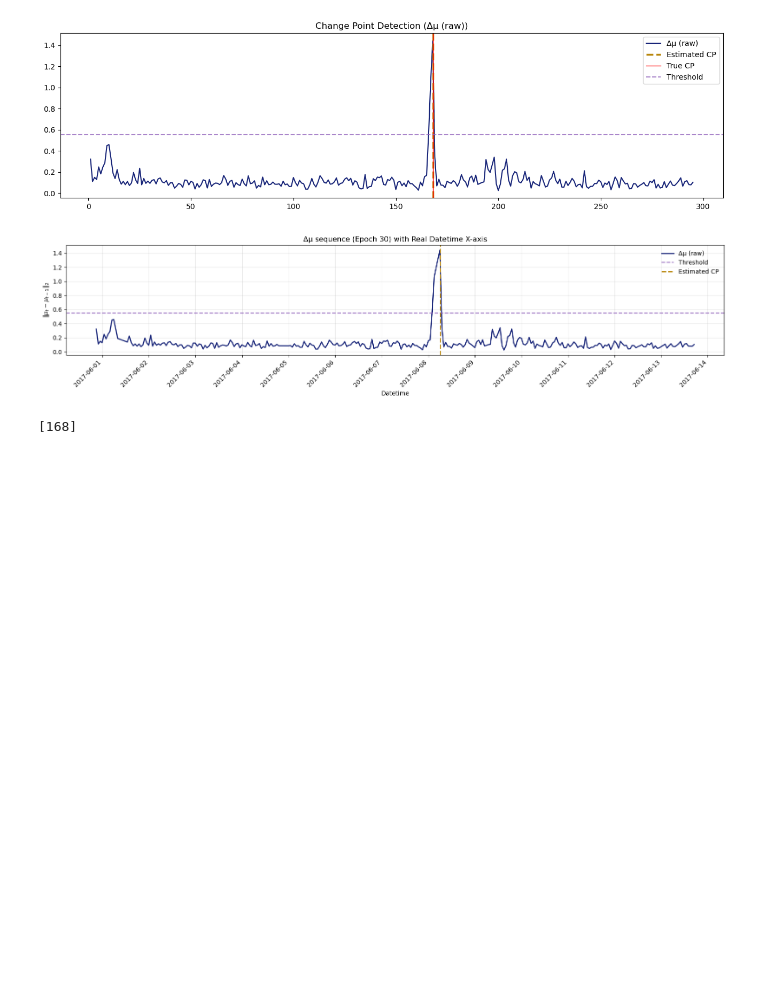
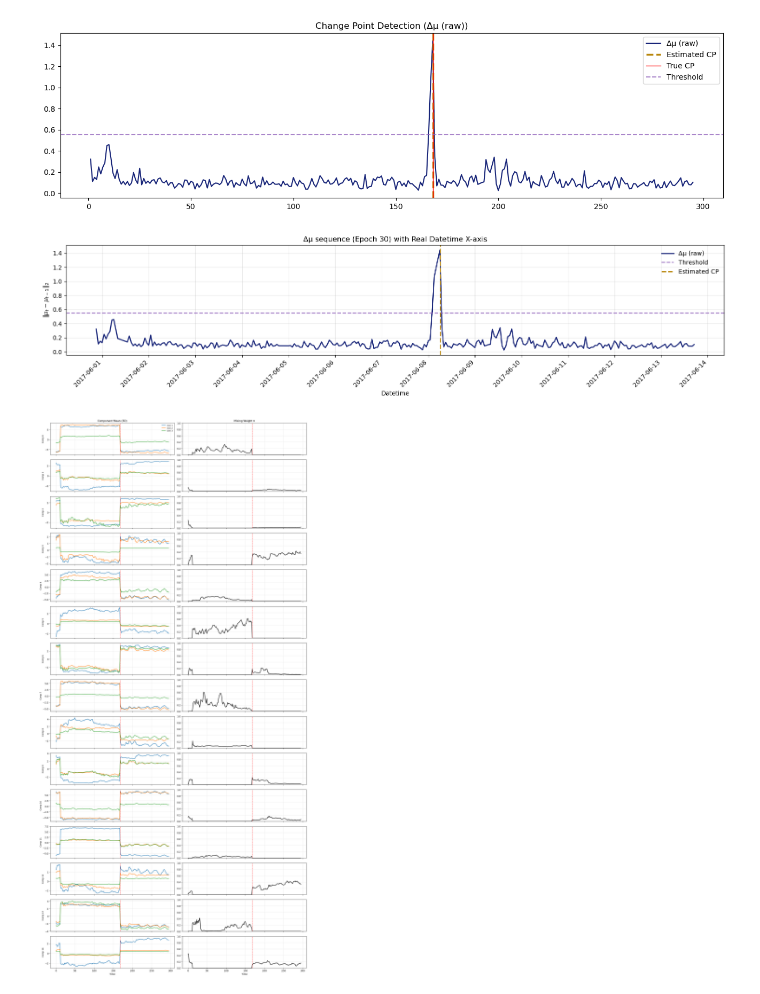
Before and after one commit to allenkei/CPD_FlowCytometry, a Jupyter notebook: sims_py/Applications.ipynb, the cells around one changed output. Saved outputs shown, nothing was run; the diff lists cells and outputs as text; code cells hidden in the pictures; blank space fills up the shorter version.

Commit message:
update simulation and application, finalizing the code and add figures

```diff
--- a/sims_py/Applications.ipynb
+++ b/sims_py/Applications.ipynb
@@ -147,7 +147,7 @@ best_penalty = results_half[best_idx, 1]
 print(f"\n[INFO] Best penalty selected = {best_penalty}\n")
 
 
-result, kurt_list, delta_mu_all = learn_one_seq_penalty(
+result, kurt_list, delta_mu_all, best_mu, best_model_state = learn_one_seq_penalty(
     args=args,
     x_input_train=x_input,
     y_input_train=y_input,
@@ -350,6 +350,79 @@ Loaded 296 timestamps.
 [figure]
 [figure]
 # %%
-est_CP
+from cpd_model import CPD, parse_args, learn_one_seq_penalty
+
+model = CPD(args, half=False).to(device)
+model.load_state_dict(best_model_state)
+T = args.num_time
+N = args.num_samples
+p = args.x_dim
+
+x_t = x_input.view(T, N, p)[:, 0, :]
+with torch.no_grad():
+    pi_t, mean_t, _ = model(x_t, best_mu)
+
+# shapes:
+# mean_t : (T, K, 3)
+# pi_t   : (T, K)
+
+mean_t = mean_t.cpu().numpy()
+pi_t   = pi_t.cpu().numpy()
+import matplotlib.pyplot as plt
+import numpy as np
+
+K = args.K_dim
+T = mean_t.shape[0]
+time = np.arange(T)
+
+fig, axes = plt.subplots(
+    nrows=K,
+    ncols=2,
+    figsize=(16, 2.2 * K),
+    sharex=True
+)
+
+if K == 1:
+    axes = axes.reshape(1, 2)
+
+true_cps = getattr(args, "true_CP_full", [])
+
+for k in range(K):
+
+    # ===== LEFT: 3D mean trajectories =====
+    ax_mean = axes[k, 0]
+    ax_mean.plot(time, mean_t[:, k, 0], label="Dim 1", lw=1.6)
+    ax_mean.plot(time, mean_t[:, k, 1], label="Dim 2", lw=1.6)
+    ax_mean.plot(time, mean_t[:, k, 2], label="Dim 3", lw=1.6)
+
+    for cp in true_cps:
+        ax_mean.axvline(cp, color="red", linestyle="--", lw=1.2, alpha=0.8)
+
+    ax_mean.set_ylabel(f"Comp {k}", fontsize=9)
+    if k == 0:
+        ax_mean.set_title("Component Mean (3D)", fontsize=11)
+        ax_mean.legend(frameon=False, fontsize=8, loc="upper right")
+
+    ax_mean.grid(alpha=0.3)
+
+    # ===== RIGHT: pi trajectory =====
+    ax_pi = axes[k, 1]
+    ax_pi.plot(time, pi_t[:, k], color="black", lw=1.8)
+
+    for cp in true_cps:
+        ax_pi.axvline(cp, color="red", linestyle="--", lw=1.2, alpha=0.8)
+
+    if k == 0:
+        ax_pi.set_title("Mixing Weight π", fontsize=11)
+
+    ax_pi.set_ylim(0, 1)
+    ax_pi.grid(alpha=0.3)
+
+# x-label only on bottom
+axes[-1, 0].set_xlabel("Time")
+axes[-1, 1].set_xlabel("Time")
+
+plt.tight_layout()
+plt.show()
 # %% [output]
-[168]
+[figure, added]
```
Also changed, not shown: parts of 5 cells of this notebook, 11 other files.
